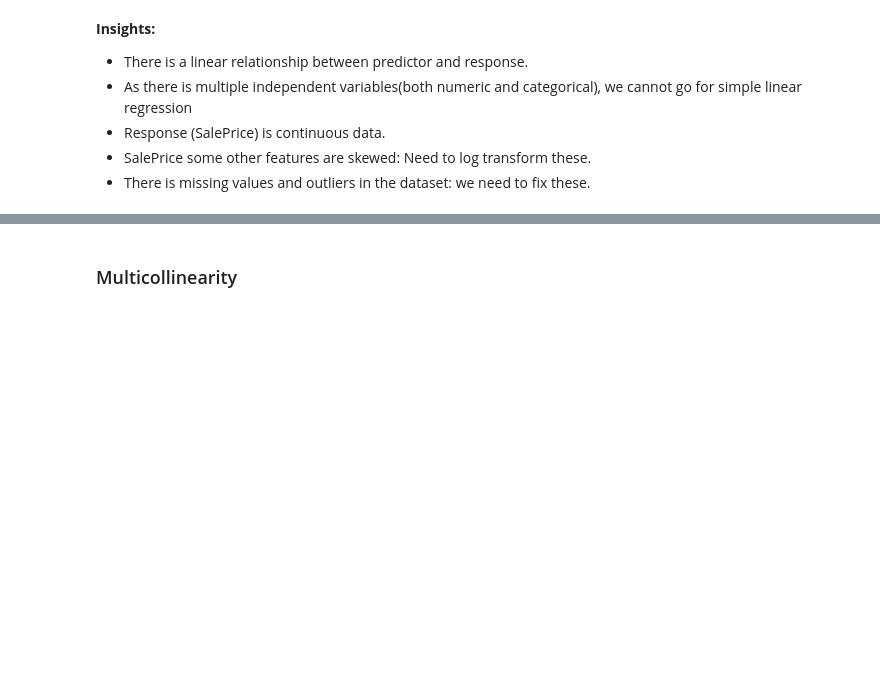
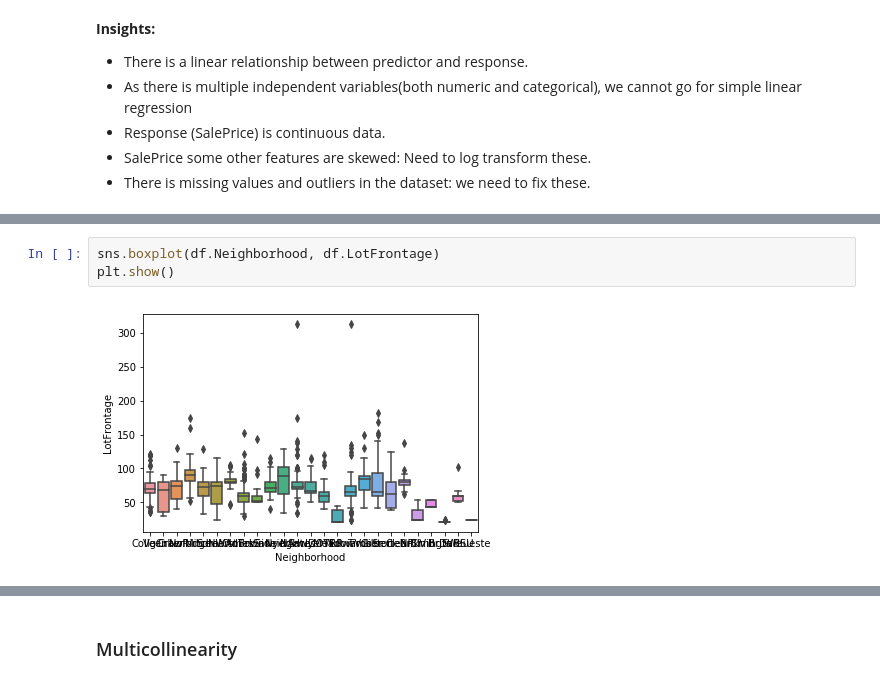
Before and after one commit to emuhsina/house_price_prediction, a Jupyter notebook: notebook.ipynb, the cells around one changed output, grey strips where cells are left out. Drawn from its saved outputs; the diff is of its cells as text; blank space fills up the shorter version.

```diff
--- a/notebook.ipynb
+++ b/notebook.ipynb
@@ -216,0 +207,5 @@ dtype: int64
+# %%
+sns.boxplot(df.Neighborhood, df.LotFrontage)
+plt.show()
+# %% [output]
+[figure, added]
```
Also changed, not shown: parts of 41 cells of this notebook.
